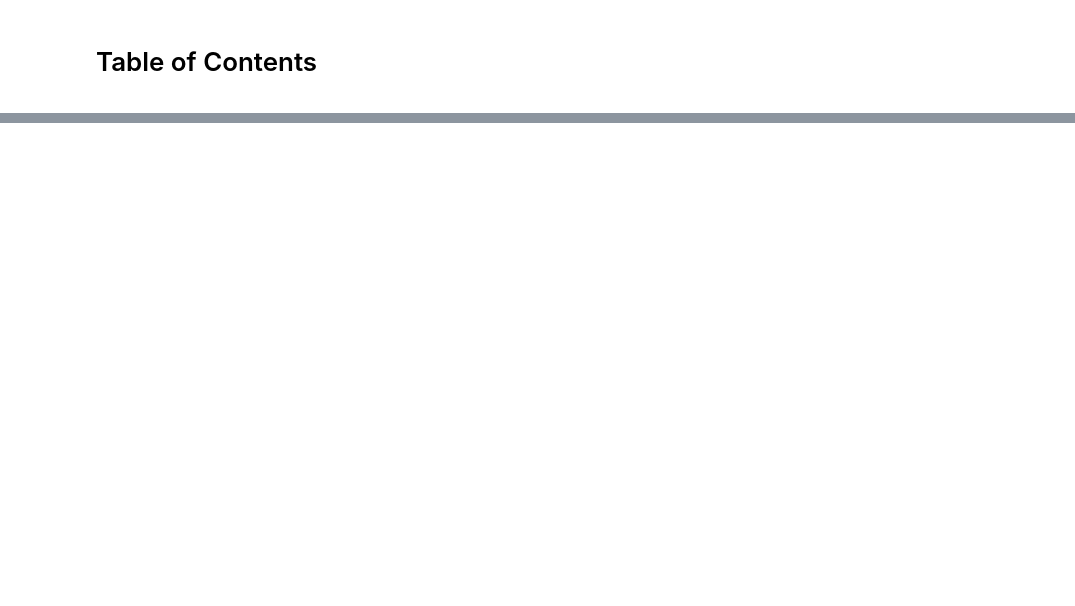
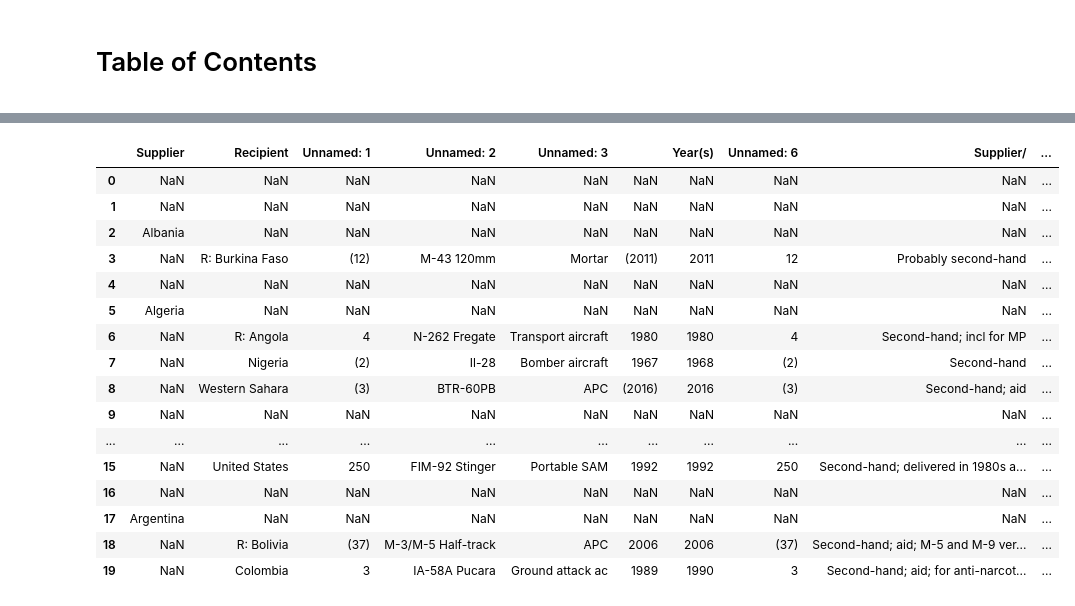
Before and after one commit to MichaelBurak/arms-trade-analysis, a Jupyter notebook: sipri-trades.ipynb, the cells around one changed output, grey strips where cells are left out. Cells and saved outputs as stored; diff of their text form; code cells hidden in the pictures; blank space fills up the shorter version.

```diff
--- a/sipri-trades.ipynb
+++ b/sipri-trades.ipynb
@@ -31,0 +258,12 @@ df.head(20)
+# %%
+all_recip_list = df.loc[~df.index.isin(supplier_ind_list)]
+
+# # df = df.loc[recip_ind_list, ["Recipient", "RecipientSupplier"]].shift(-1, axis=1, fill_value=" ")
+
+# # df
+
+# all_recip_list
+# all_recip_list.index
+recip_shift_df = df.loc[all_recip_list.index, ["Recipient", "RecipientSupplier"]].shift(-1, axis=1, fill_value=" ")
+
+recip_shift_df.head(20)
@@ -31,0 +288,4 @@ df.head(20)
+# %%
+df['Recipient'] = recip_shift_df['Recipient']
+
+df.head(20)
@@ -31,0 +331,4 @@ df.head(20)
+# %%
+df1 = df.iloc[:,:-15]
+
+df1
@@ -31,0 +370,4 @@ df.head(20)
+# %%
+df1 = df1.drop('RecipientSupplier',axis=1)
+
+df1.head()
@@ -31,0 +381,20 @@ df.head(20)
+# %%
+df1.head(20)
+# %% [output]
+|  | Supplier | Recipient | Unnamed: 1 | Unnamed: 2 | Unnamed: 3 |  | Year(s) | Unnamed: 6 | Supplier/ | ... |
+| 0 | NaN | NaN | NaN | NaN | NaN | NaN | NaN | NaN | NaN | ... |
+| 1 | NaN | NaN | NaN | NaN | NaN | NaN | NaN | NaN | NaN | ... |
+| 2 | Albania | NaN | NaN | NaN | NaN | NaN | NaN | NaN | NaN | ... |
+| 3 | NaN | R: Burkina Faso | (12) | M-43 120mm | Mortar | (2011) | 2011 | 12 | Probably second-hand | ... |
+| 4 | NaN | NaN | NaN | NaN | NaN | NaN | NaN | NaN | NaN | ... |
+| 5 | Algeria | NaN | NaN | NaN | NaN | NaN | NaN | NaN | NaN | ... |
+| 6 | NaN | R: Angola | 4 | N-262 Fregate | Transport aircraft | 1980 | 1980 | 4 | Second-hand; incl for MP | ... |
+| 7 | NaN | Nigeria | (2) | Il-28 | Bomber aircraft | 1967 | 1968 | (2) | Second-hand | ... |
+| 8 | NaN | Western Sahara | (3) | BTR-60PB | APC | (2016) | 2016 | (3) | Second-hand; aid | ... |
+| 9 | NaN | NaN | NaN | NaN | NaN | NaN | NaN | NaN | NaN | ... |
+| ... | ... | ... | ... | ... | ... | ... | ... | ... | ... | ... |
+| 15 | NaN | United States | 250 | FIM-92 Stinger | Portable SAM | 1992 | 1992 | 250 | Second-hand; delivered in 1980s a... | ... |
+| 16 | NaN | NaN | NaN | NaN | NaN | NaN | NaN | NaN | NaN | ... |
+| 17 | Argentina | NaN | NaN | NaN | NaN | NaN | NaN | NaN | NaN | ... |
+| 18 | NaN | R: Bolivia | (37) | M-3/M-5 Half-track | APC | 2006 | 2006 | (37) | Second-hand; aid; M-5 and M-9 ver... | ... |
+| 19 | NaN | Colombia | 3 | IA-58A Pucara | Ground attack ac | 1989 | 1990 | 3 | Second-hand; aid; for anti-narcot... | ... |
```
Also changed, not shown: parts of 41 cells of this notebook, 1 other file.
